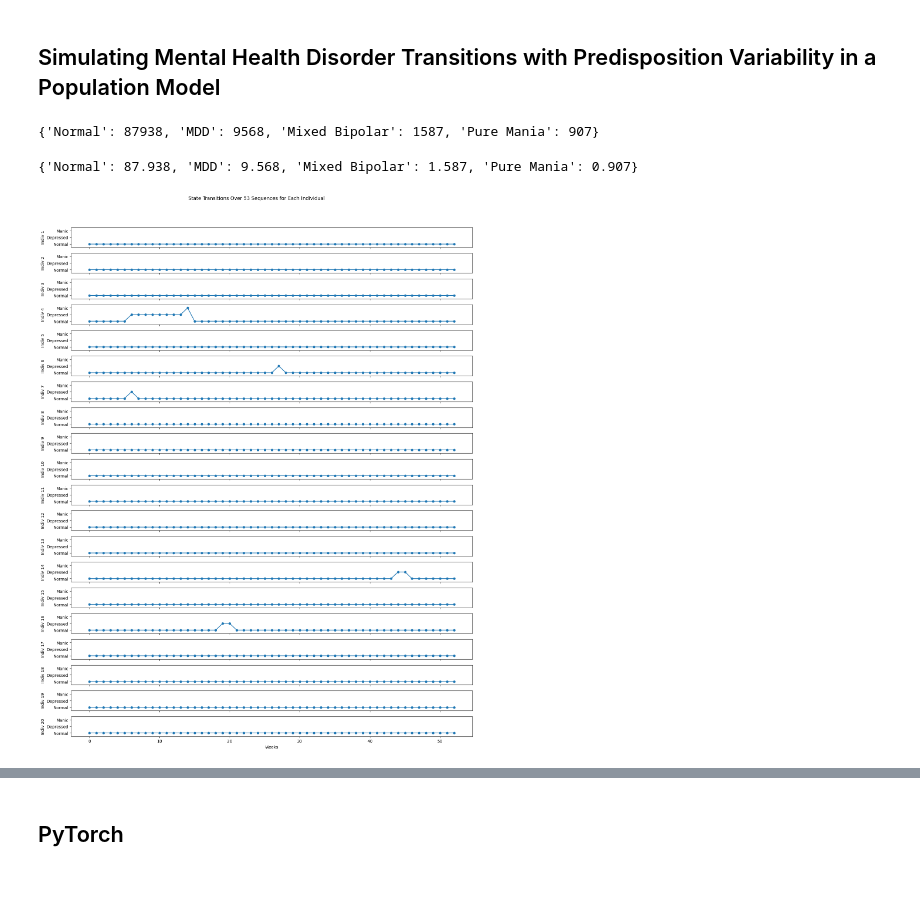
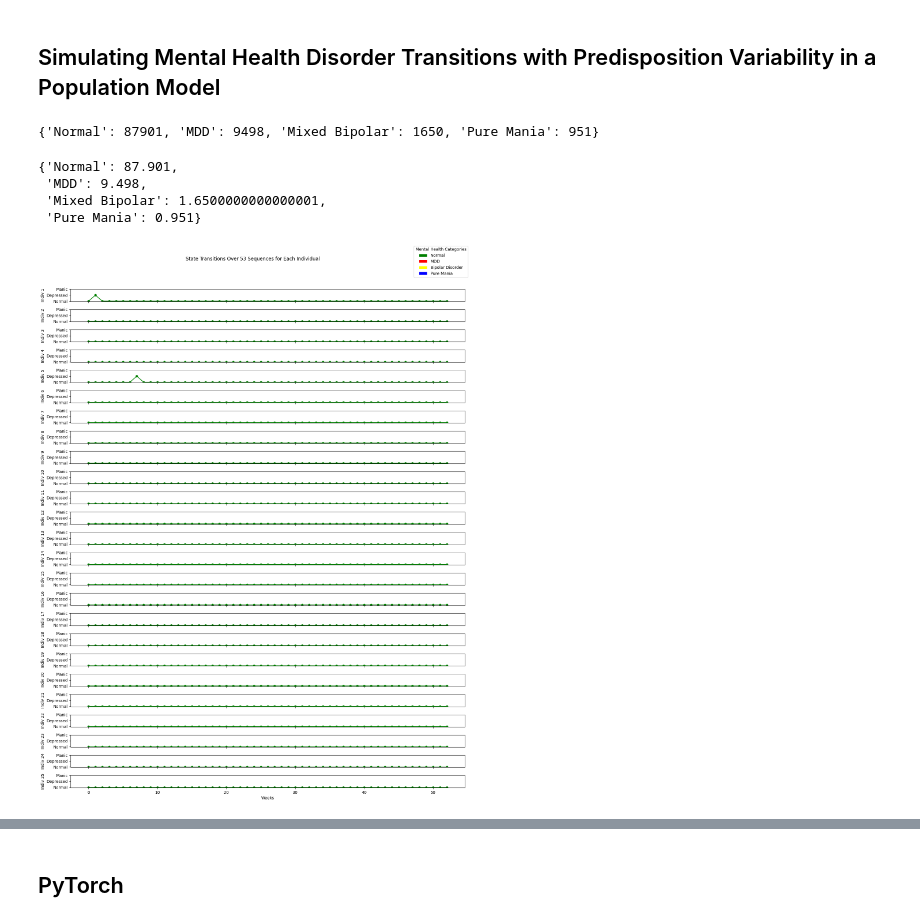
Before and after one commit to YiqianZhang1004/Computational_Psychiatry, a Jupyter notebook: Markov_mood_model.ipynb, the cells around one changed output, grey strips where cells are left out. Cells and saved outputs as stored; diff of their text form; code cells hidden in the pictures; blank space fills up the shorter version.

```diff
--- a/Markov_mood_model.ipynb
+++ b/Markov_mood_model.ipynb
@@ -434,10 +434,11 @@ def analyze_population_distribution(population):
 
 # Base transition matrix
 base_transition_matrix = {
-    'normal': {'normal': 0.9947635315033879, 'depressed': 0.005236468496612034, 'manic': 0.0},
+    'normal': {'normal': 0.9947635315033878, 'depressed': 0.005236468496612034, 'manic': 0.0000000000000001},
     'depressed': {'normal': 0.4961168967332019, 'depressed': 0.44711882565984223, 'manic': 0.05676427760695586},
     'manic': {'normal': 0.3144127430726594, 'depressed': 0.41431162105580444, 'manic': 0.27127563587153614}
 }
+
 
 # Simulation parameters
 population_size = 100000
@@ -452,7 +453,7 @@ population_distribution = analyze_population_distribution(simulated_population)
 # Display the results
 print(population_distribution)
 # %% [output]
-{'Normal': 87938, 'MDD': 9568, 'Mixed Bipolar': 1587, 'Pure Mania': 907}
+{'Normal': 87901, 'MDD': 9498, 'Mixed Bipolar': 1650, 'Pure Mania': 951}
 # %%
 total_population = sum(population_distribution.values())
 
@@ -461,7 +462,10 @@ percentage_distribution = {state: (count / total_population) * 100 for state, co
 
 percentage_distribution
 # %% [output]
-{'Normal': 87.938, 'MDD': 9.568, 'Mixed Bipolar': 1.587, 'Pure Mania': 0.907}
+{'Normal': 87.901,
+ 'MDD': 9.498,
+ 'Mixed Bipolar': 1.6500000000000001,
+ 'Pure Mania': 0.951}
 # %%
 import numpy as np
 import matplotlib.pyplot as plt
@@ -526,42 +530,58 @@ def categorize_mental_health_state(markov_chain_output):
         else:
             consecutive_depression = 0
     if has_two_consecutive_depression and has_mania:
-        return 'Mixed Bipolar'
+        return 'Bipolar Disorder'
     elif has_two_consecutive_depression:
         return 'MDD'
     elif has_mania:
         return 'Pure Mania'
     else:
         return 'Normal'
 
 # Base transition matrix
 base_transition_matrix = {
-    'normal': {'normal': 0.9947635315033879, 'depressed': 0.005236468496612034, 'manic': 0.0},
+    'normal': {'normal': 0.9947635315033878, 'depressed': 0.005236468496612034, 'manic': 0.0000000000000001},
     'depressed': {'normal': 0.4961168967332019, 'depressed': 0.44711882565984223, 'manic': 0.05676427760695586},
     'manic': {'normal': 0.3144127430726594, 'depressed': 0.41431162105580444, 'manic': 0.27127563587153614}
 }
 
-# Parameters
-population_size = 20
+# Simulation parameters
+population_size = 25
 sequence_length = 53
 
-# Simulation
+# Simulate the population
 simulated_population = simulate_population(population_size, sequence_length, base_transition_matrix)
 
+# Determine the final mental health category for each individual
+final_categories = [categorize_mental_health_state(individual) for individual in simulated_population]
+
+# Map final mental health categories to colors
+category_to_color = {
+    'Normal': 'green',
+    'MDD': 'red',
+    'Bipolar Disorder': 'yellow',
+    'Pure Mania': 'blue'
+}
+
 # Visualization
-state_to_num = {'normal': 0, 'depressed': 1, 'manic': 2}
-numerical_sequences = [[state_to_num[state] for state in individual] for individual in simulated_population]
+fig, axes = plt.subplots(population_size, 1, figsize=(15, 20), sharex=True)
 
-fig, axes = plt.subplots(population_size, 1, figsize=(15, 20), sharex=True)
-for i, sequence in enumerate(numerical_sequences):
-    axes[i].plot(sequence, marker='o', linestyle='-', markersize=5)
-    axes[i].set_ylim(-0.5, 2.5)
+for i, sequence in enumerate(simulated_population):
+    color = category_to_color[final_categories[i]]
+    axes[i].plot(sequence, marker='o', linestyle='-', markersize=5, color=color)
     axes[i].set_yticks([0, 1, 2])
     axes[i].set_yticklabels(['Normal', 'Depressed', 'Manic'])
     axes[i].set_ylabel(f'Indiv {i+1}')
+
+# Common labels and title
 axes[-1].set_xlabel('Weeks')
 fig.suptitle('State Transitions Over 53 Sequences for Each Individual')
+
+# Legend for the categories
+legend_elements = [Patch(facecolor=color, label=category) for category, color in category_to_color.items()]
+fig.legend(handles=legend_elements, loc='upper right', title='Mental Health Categories')
+
 plt.tight_layout(rect=[0, 0.03, 1, 0.95])
 plt.show()
 # %% [output]
-[figure, old version]
+[figure, new version]
```
Also changed, not shown: parts of 7 cells of this notebook, 1 other file.
